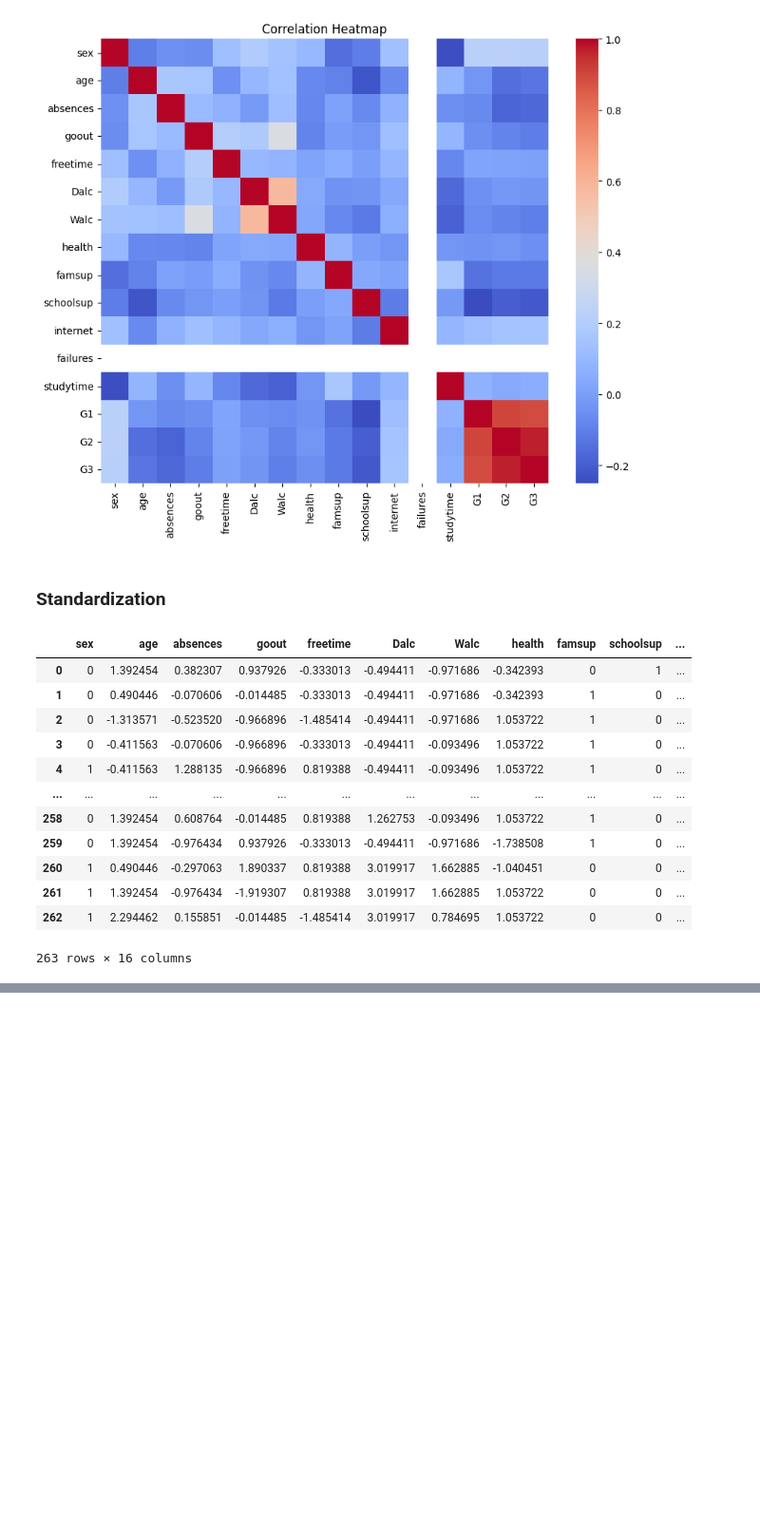
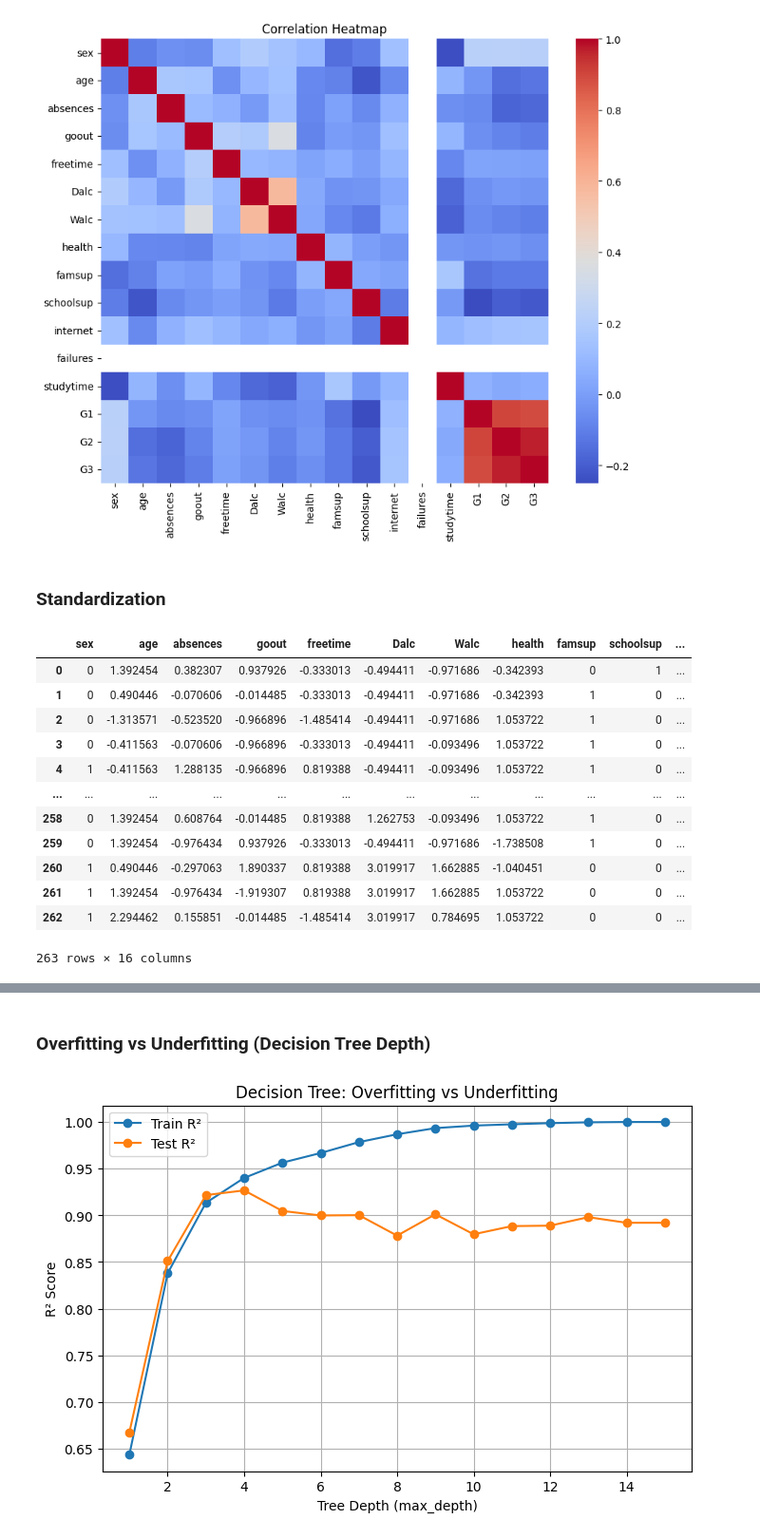
Before and after one commit to dileepamalshan1/student-academic-performance-analysis, a Jupyter notebook: notebooks/real_world_analytics.ipynb, the cells around one changed output, grey strips where cells are left out. Shown at 95% size. Cells and saved outputs as stored; diff of their text form; code cells hidden in the pictures; blank space fills up the shorter version.

Commit message:
Train the model

```diff
--- a/notebooks/real_world_analytics.ipynb
+++ b/notebooks/real_world_analytics.ipynb
@@ -295,0 +362,5 @@ df
+# %%
+lr = LinearRegression()
+lr.fit(X_train, y_train)
+
+evaluate_model("Linear Regression", lr, X_train, y_train, X_test, y_test)
@@ -295,0 +375,5 @@ df
+# %%
+ridge = Ridge(alpha=1.0, random_state=42)
+ridge.fit(X_train, y_train)
+
+evaluate_model("Ridge Regression (α=1.0)", ridge, X_train, y_train, X_test, y_test)
@@ -295,0 +388,5 @@ df
+# %%
+lasso = Lasso(alpha=0.01, random_state=42)
+lasso.fit(X_train, y_train)
+
+evaluate_model("Lasso Regression (α=0.01)", lasso, X_train, y_train, X_test, y_test)
@@ -295,0 +401,5 @@ df
+# %%
+dt = DecisionTreeRegressor(random_state=42)
+dt.fit(X_train, y_train)
+
+evaluate_model("Decision Tree (no depth limit)", dt, X_train, y_train, X_test, y_test)
@@ -295,0 +423,29 @@ df
+# %% [markdown]
+### **Overfitting vs Underfitting (Decision Tree Depth)**
+# %%
+train_scores = []
+test_scores = []
+depths = range(1, 16)  # depths 1 to 15
+
+for d in depths:
+    dt_tmp = DecisionTreeRegressor(max_depth=d, random_state=42)
+    dt_tmp.fit(X_train, y_train)
+
+    y_train_pred = dt_tmp.predict(X_train)
+    y_test_pred  = dt_tmp.predict(X_test)
+
+    train_scores.append(r2_score(y_train, y_train_pred))
+    test_scores.append(r2_score(y_test, y_test_pred))
+
+# Plot
+plt.figure(figsize=(8,5))
+plt.plot(depths, train_scores, marker='o', label="Train R²")
+plt.plot(depths, test_scores, marker='o', label="Test R²")
+plt.xlabel("Tree Depth (max_depth)")
+plt.ylabel("R² Score")
+plt.title("Decision Tree: Overfitting vs Underfitting")
+plt.legend()
+plt.grid(True)
+plt.show()
+# %% [output]
+[figure, added]
```
Also changed, not shown: parts of 22 cells of this notebook.
